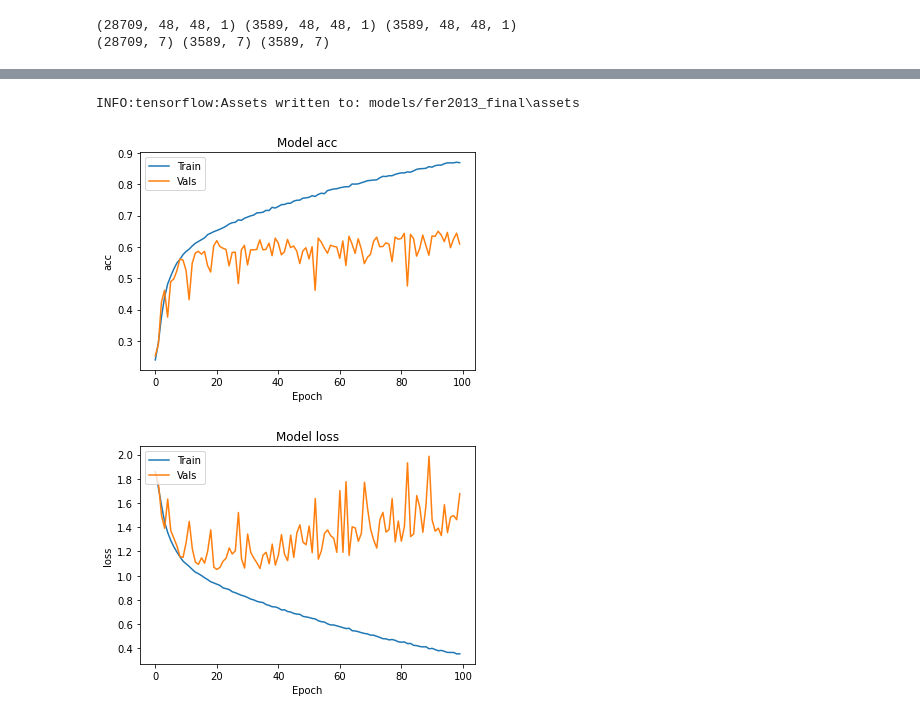
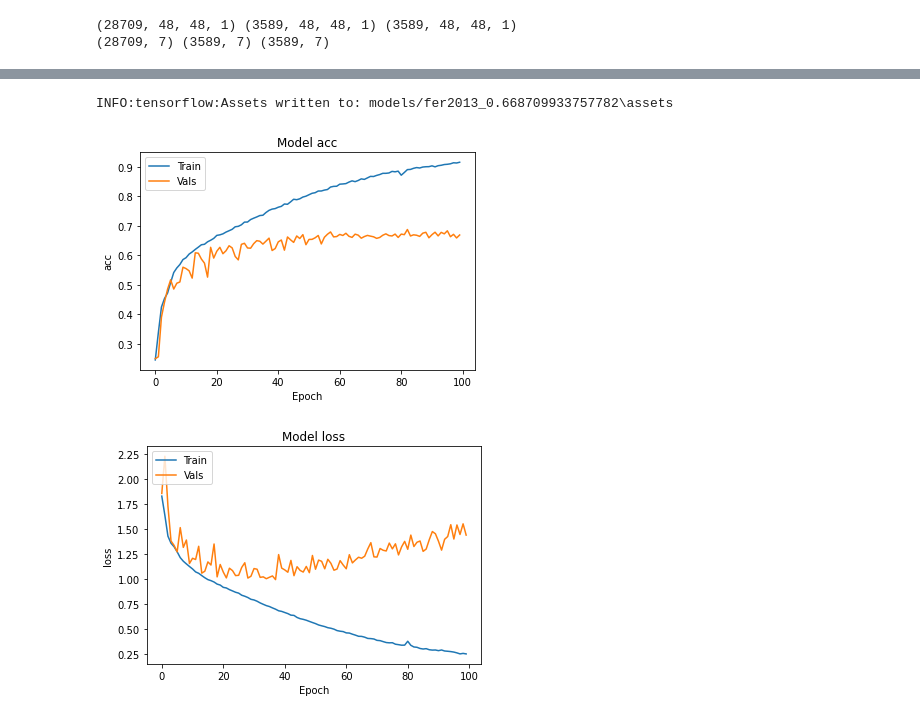
Before and after one commit to kubilay1994/facial_expression_recognition, a Jupyter notebook: training.ipynb, the cells around one changed output, grey strips where cells are left out. Saved outputs shown, nothing was run; the diff lists cells and outputs as text; code cells hidden in the pictures.

```diff
--- a/training.ipynb
+++ b/training.ipynb
@@ -34,7 +34,7 @@ callbacks = [
 # %%
 fer_model = facial_emotion_model()
 fer_model.compile(loss="categorical_crossentropy",
-                  optimizer="sgd", metrics=["accuracy"])
+                  optimizer="adam", metrics=["accuracy"])
 
 fer_model.summary()
 # %% [output]
@@ -94,29 +94,29 @@ Epoch 100/100
 # %%
-fer_model.save("models/fer2013_final")
+fer_model.save(f"models/fer2013_{history.history['val_accuracy'][-1]}")
 # %% [output]
-INFO:tensorflow:Assets written to: models/fer2013_final\assets
+INFO:tensorflow:Assets written to: models/fer2013_0.668709933757782\assets
 # %%
 # print(history.history)
 
 plt.plot(history.history["accuracy"])
-plt.plot(history.history[f'val_accuracy'])
-plt.title(f'Model acc')
+plt.plot(history.history['val_accuracy'])
+plt.title('Model acc')
 plt.ylabel("acc")
 plt.xlabel('Epoch')
 plt.legend(['Train', 'Vals'], loc='upper left')
 plt.show()
 # %% [output]
-[figure, old version]
+[figure, new version]
 # %%
 plt.plot(history.history["loss"])
-plt.plot(history.history[f'val_loss'])
-plt.title(f'Model loss')
+plt.plot(history.history['val_loss'])
+plt.title('Model loss')
 plt.ylabel("loss")
 plt.xlabel('Epoch')
 plt.legend(['Train', 'Vals'], loc='upper left')
 plt.show()
 # %% [output]
-[figure, old version]
+[figure, new version]
 # %%
 fer_model.evaluate(X_test,y_test,verbose=1)
 # %% [output]
```
Also changed, not shown: parts of 4 cells of this notebook, 2 other files.
